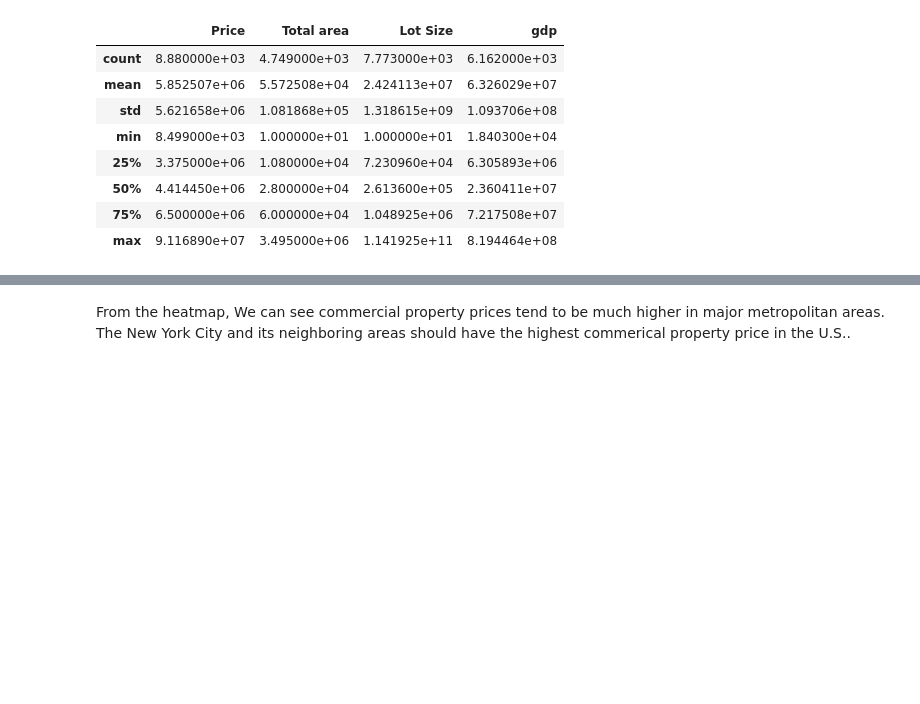
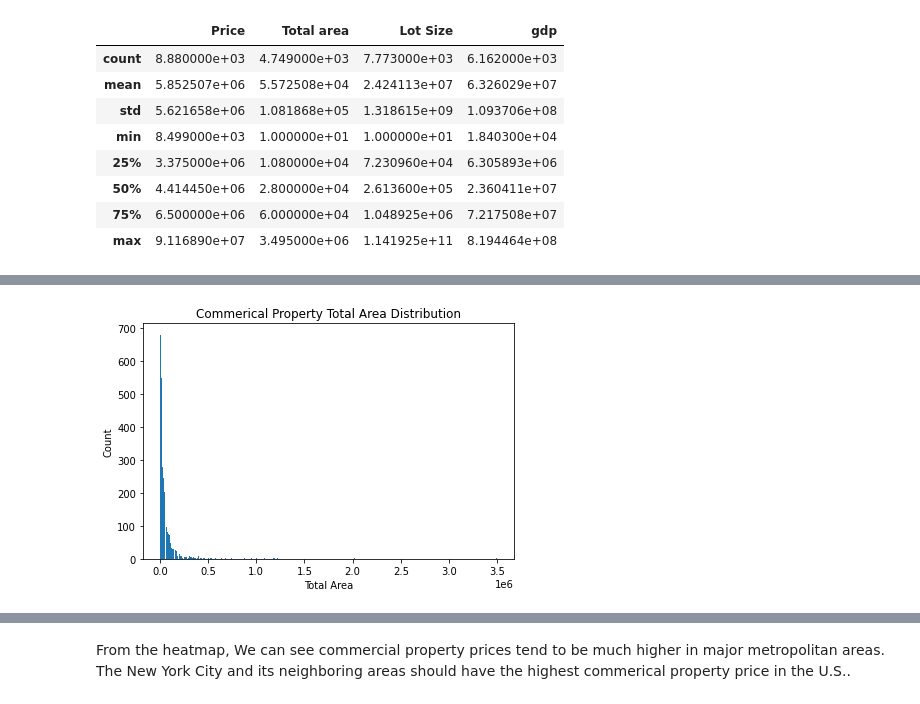
Before and after one commit to HallOfSam/ECON-320-LAB-Python-R-, a Jupyter notebook: Assignments & Final Project/Final_Project_Group22.ipynb, the cells around one changed output, grey strips where cells are left out. Saved outputs shown, nothing was run; the diff lists cells and outputs as text; code cells hidden in the pictures; blank space fills up the shorter version.

```diff
--- a/Assignments & Final Project/Final_Project_Group22.ipynb
+++ b/Assignments & Final Project/Final_Project_Group22.ipynb
@@ -403,0 +322,11 @@ APIKEY = getpass.getpass()
+# %%
+# plot the distribution of the variable "total area"
+fig, ax = plt.subplots()
+n, bins, patches = ax.hist(x=df_map['Total area'], bins = 'auto', rwidth = 0.85)
+ax.set_xlabel("Total Area")
+ax.set_ylabel("Count")
+fig.tight_layout()
+plt.title('Commerical Property Total Area Distribution')
+plt.show()
+# %% [output]
+[figure, added]
```
Also changed, not shown: parts of 32 cells of this notebook, 4 other files.
